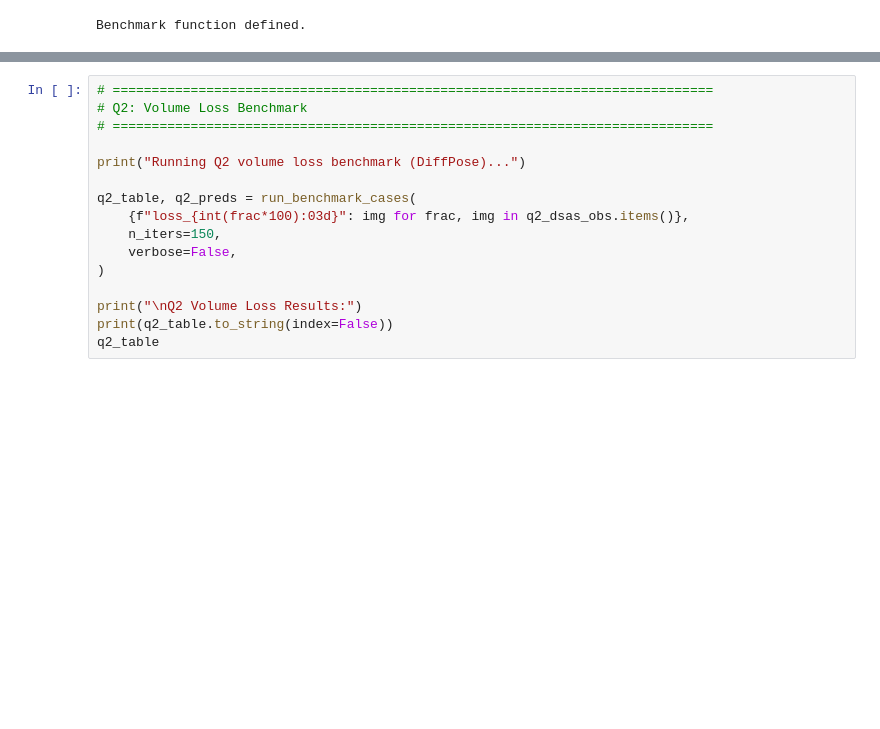
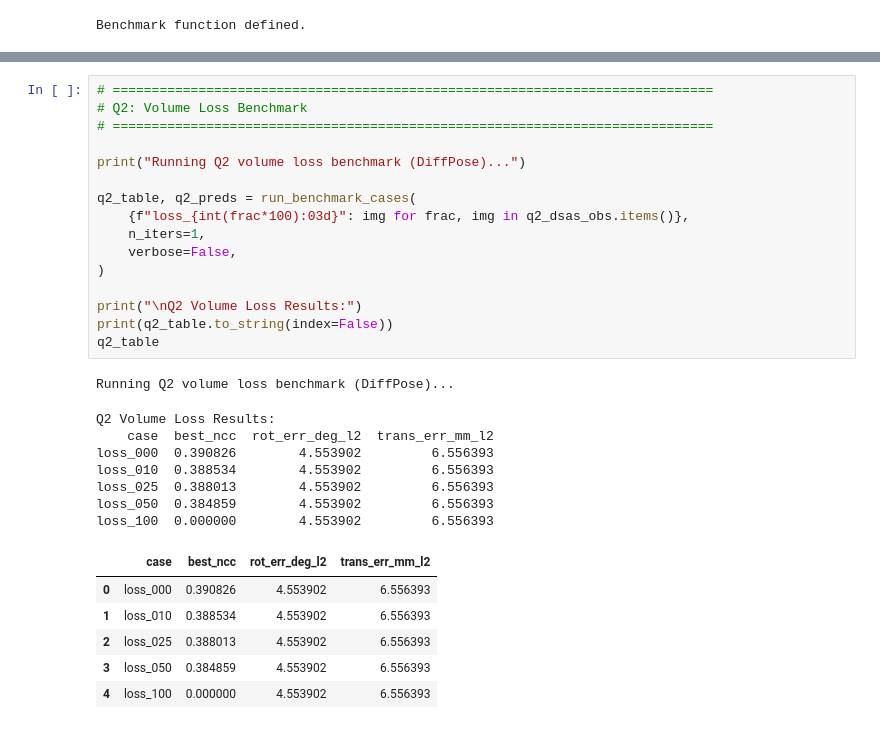
Before and after one commit to CSE291g-MIC-winter-2026/vessel-segmentation-and-registration, a Jupyter notebook: CSE291_DiffPose_Registration.ipynb, the cells around one changed output, grey strips where cells are left out. Saved outputs shown, nothing was run; the diff lists cells and outputs as text; blank space fills up the shorter version.

```diff
--- a/CSE291_DiffPose_Registration.ipynb
+++ b/CSE291_DiffPose_Registration.ipynb
@@ -1127,19 +1140,34 @@ Running Q1 Gaussian noise benchmark (DiffPose)...
 # %%
 # =============================================================================
 # Q2: Volume Loss Benchmark
 # =============================================================================
 
 print("Running Q2 volume loss benchmark (DiffPose)...")
 
 q2_table, q2_preds = run_benchmark_cases(
     {f"loss_{int(frac*100):03d}": img for frac, img in q2_dsas_obs.items()},
-    n_iters=150,
+    n_iters=1,
     verbose=False,
 )
 
 print("\nQ2 Volume Loss Results:")
 print(q2_table.to_string(index=False))
 q2_table
+# %% [output]
+Running Q2 volume loss benchmark (DiffPose)...
+Q2 Volume Loss Results:
+    case  best_ncc  rot_err_deg_l2  trans_err_mm_l2
+loss_000  0.390826        4.553902         6.556393
+loss_010  0.388534        4.553902         6.556393
+loss_025  0.388013        4.553902         6.556393
+loss_050  0.384859        4.553902         6.556393
+loss_100  0.000000        4.553902         6.556393
+|  | case | best_ncc | rot_err_deg_l2 | trans_err_mm_l2 |
+| 0 | loss_000 | 0.390826 | 4.553902 | 6.556393 |
+| 1 | loss_010 | 0.388534 | 4.553902 | 6.556393 |
+| 2 | loss_025 | 0.388013 | 4.553902 | 6.556393 |
+| 3 | loss_050 | 0.384859 | 4.553902 | 6.556393 |
+| 4 | loss_100 | 0.000000 | 4.553902 | 6.556393 |
 # %%
 # =============================================================================
 # Q3: Vessel Group Removal Benchmark
```
Also changed, not shown: parts of 4 cells of this notebook.
